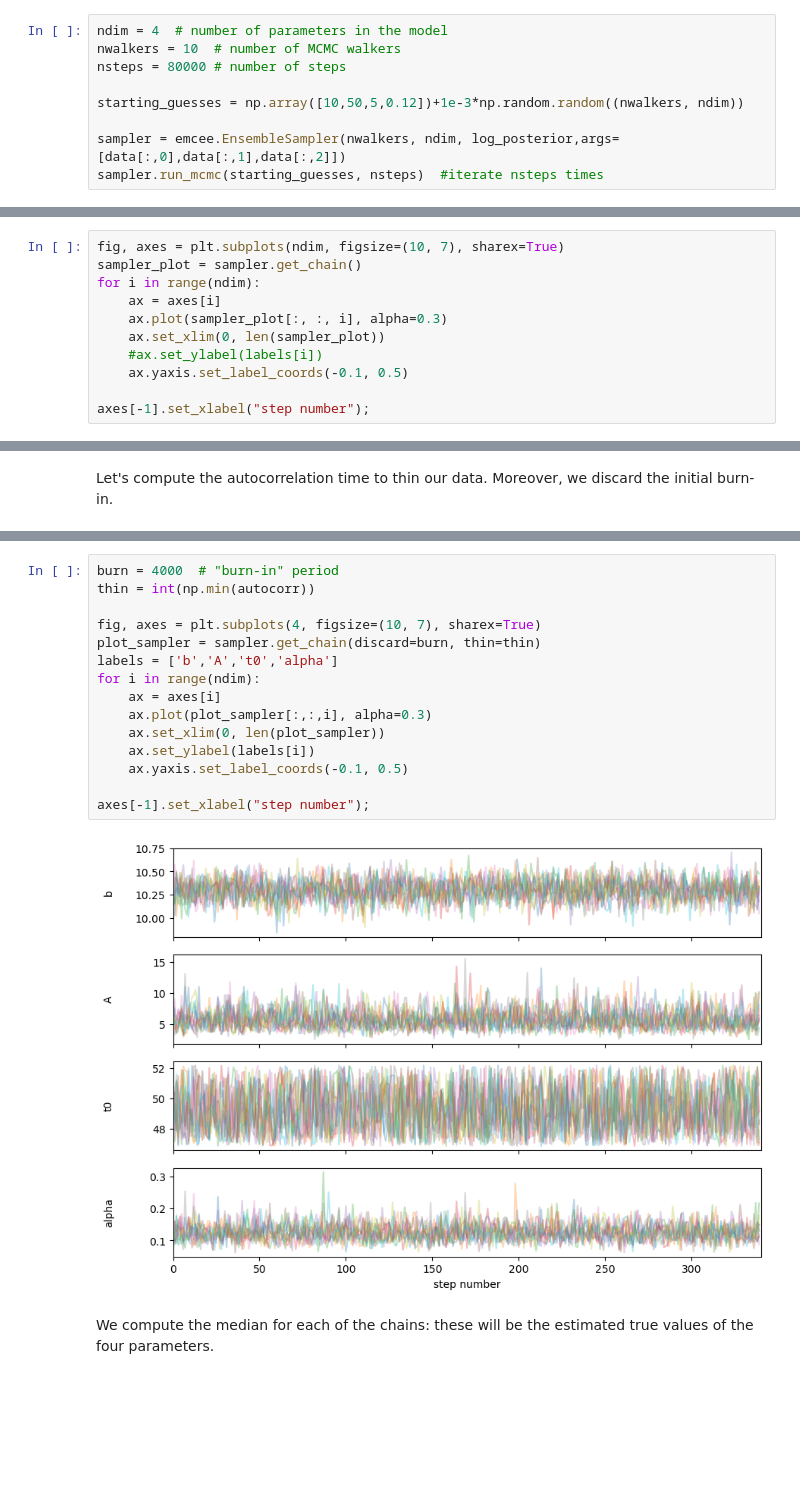
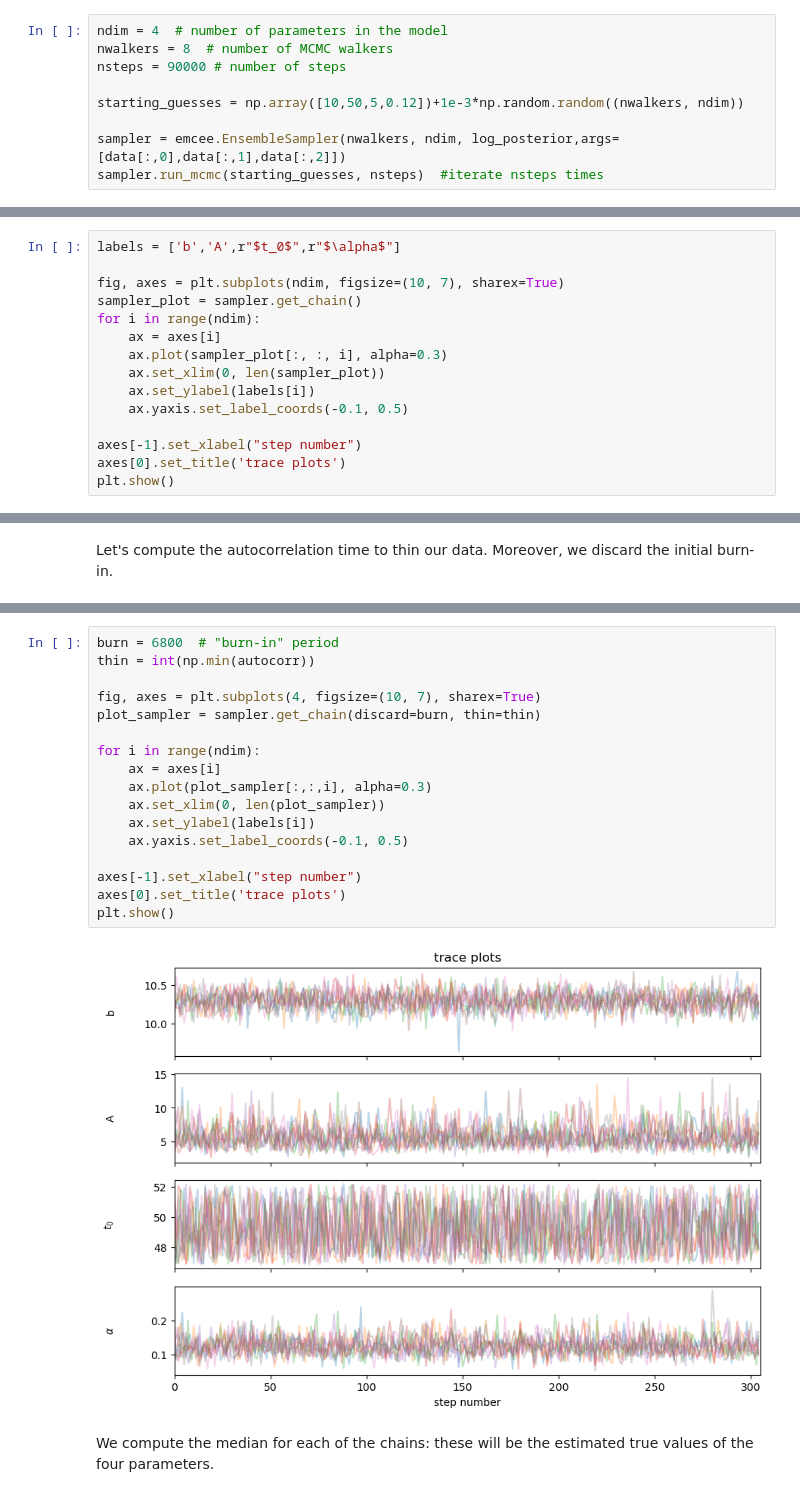
Before and after one commit to Giulia-Foroni/astrostatistics, a Jupyter notebook: lez11/MCMC.ipynb, the cells around one changed output, grey strips where cells are left out. Cells and saved outputs as stored; diff of their text form; blank space fills up the shorter version.

```diff
--- a/lez11/MCMC.ipynb
+++ b/lez11/MCMC.ipynb
@@ -81,7 +81,7 @@ Now, we use emcee to build an MCMC chain of the posterior probability of the fou
 # %%
 ndim = 4  # number of parameters in the model
-nwalkers = 10  # number of MCMC walkers
-nsteps = 80000 # number of steps
+nwalkers = 8  # number of MCMC walkers
+nsteps = 90000 # number of steps
 
 starting_guesses = np.array([10,50,5,0.12])+1e-3*np.random.random((nwalkers, ndim))
 
@@ -108,12 +108,16 @@ State([[10.22632953  5.17730975 49.4912316   0.10855357]
 # %%
+labels = ['b','A',r"$t_0$",r"$\alpha$"]
+
 fig, axes = plt.subplots(ndim, figsize=(10, 7), sharex=True)
 sampler_plot = sampler.get_chain()
 for i in range(ndim):
     ax = axes[i]
     ax.plot(sampler_plot[:, :, i], alpha=0.3)
     ax.set_xlim(0, len(sampler_plot))
-    #ax.set_ylabel(labels[i])
+    ax.set_ylabel(labels[i])
     ax.yaxis.set_label_coords(-0.1, 0.5)
 
-axes[-1].set_xlabel("step number");
+axes[-1].set_xlabel("step number")
+axes[0].set_title('trace plots')
+plt.show()
 # %% [output]
@@ -128,20 +132,22 @@ array([223.86562724, 650.42124758, 489.81942962, 699.19190139])
 # %%
-burn = 4000  # "burn-in" period
+burn = 6800  # "burn-in" period
 thin = int(np.min(autocorr))
 
 fig, axes = plt.subplots(4, figsize=(10, 7), sharex=True)
 plot_sampler = sampler.get_chain(discard=burn, thin=thin)
-labels = ['b','A','t0','alpha']
+
 for i in range(ndim):
     ax = axes[i]
     ax.plot(plot_sampler[:,:,i], alpha=0.3)
     ax.set_xlim(0, len(plot_sampler))
     ax.set_ylabel(labels[i])
     ax.yaxis.set_label_coords(-0.1, 0.5)
 
-axes[-1].set_xlabel("step number");
+axes[-1].set_xlabel("step number")
+axes[0].set_title('trace plots')
+plt.show()
 # %% [output]
-[figure, old version]
+[figure, new version]
 # %% [markdown]
 We compute the median for each of the chains: these will be the estimated true values of the four parameters.
 # %%
```
Also changed, not shown: parts of 9 cells of this notebook.
